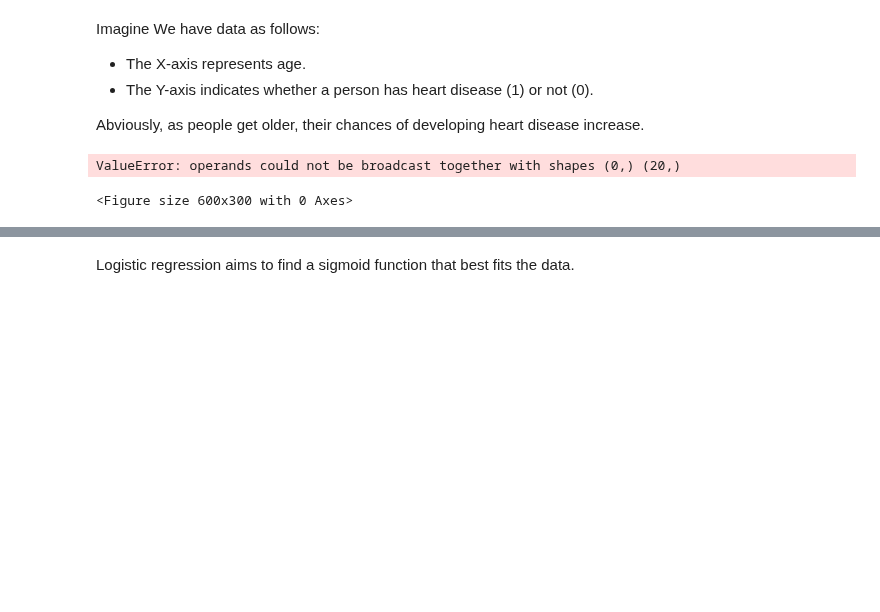
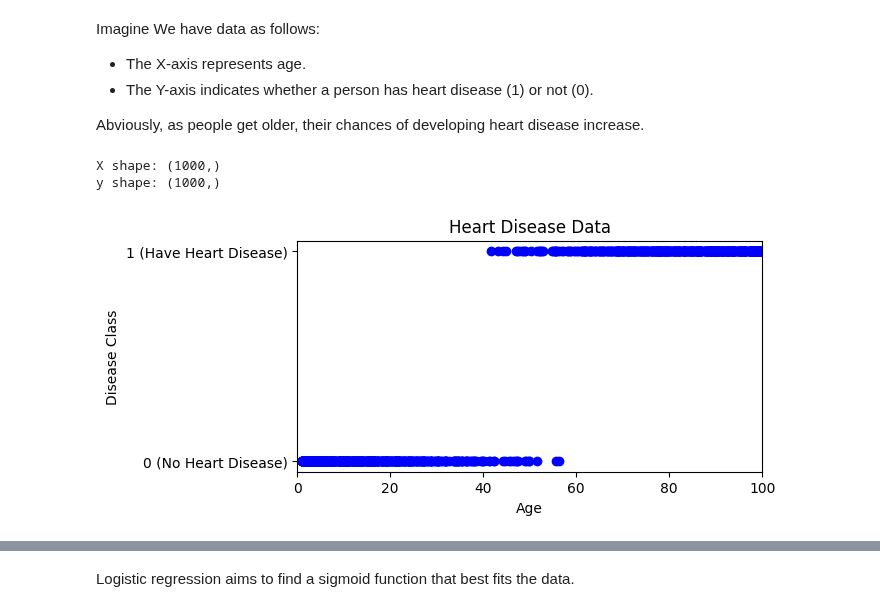
Before and after one commit to barzansaeedpour/foundations-of-machine-learning, a Jupyter notebook: 02_Supervised Learning/02_classification/Logistic Regression/01_logistic_regression_from_scratch.ipynb, the cells around one changed output, grey strips where cells are left out. Drawn from its saved outputs; the diff is of its cells as text; code cells hidden in the pictures; blank space fills up the shorter version.

```diff
--- a/02_Supervised Learning/02_classification/Logistic Regression/01_logistic_regression_from_scratch.ipynb
+++ b/02_Supervised Learning/02_classification/Logistic Regression/01_logistic_regression_from_scratch.ipynb
@@ -9,44 +9,52 @@ Abviously, as people get older, their chances of developing heart disease increa
 # %%
 import numpy as np
 import matplotlib.pyplot as plt
 
 import numpy as np
 np.random.seed(42)
 plt.figure(figsize=(6,3))
 
 def skewed_random_vector(a, b, size, alpha=5, beta=2):
     # Generate a beta distribution
     beta_samples = np.random.beta(alpha, beta, size)
     # Scale the beta distribution to the range [a, b]
     scaled_samples = a + (b - a) * beta_samples
 
     return scaled_samples
 
-X = []
-Y = []
+# X = []
+# Y = []
 # Example usage
+a = 40
+b = 100
+size = 500  # Number of random values
+heart_disease_vector = skewed_random_vector(a, b, size, alpha=2, beta=1)
+y1 = np.ones((heart_disease_vector.shape))
+# X += heart_disease_vector
+# Y += y
+plt.scatter(heart_disease_vector,y1, c='b')
 a = 1
-b = 100
-size = 20  # Number of random values
-heart_disease_vector = skewed_random_vector(a, b, size, alpha=2, beta=1)
-y = np.ones((heart_disease_vector.shape))
-X += heart_disease_vector
-Y += y
-plt.scatter(heart_disease_vector,y, c='b')
-a = 1
-b = 100
+b = 60
 healty_vector = skewed_random_vector(a, b, size, alpha=1, beta=3)
-y = np.zeros((healty_vector.shape))
-X += healty_vector
-Y += y
-plt.scatter(healty_vector,y, c='b')
+y2 = np.zeros((healty_vector.shape))
+# X += healty_vector
+# Y += y
+
+
+y = np.concat((y1,y2))
+X = np.concat((heart_disease_vector,y2))
+print(f"X shape: {X.shape}")
+print(f"y shape: {y.shape}")
+
+plt.scatter(healty_vector,y2, c='b')
 
 plt.xlabel('Age')
 plt.ylabel('Disease Class')
 plt.title('Heart Disease Data')
 plt.xlim(0,100)
 plt.yticks([0,1],labels=['0 (No Heart Disease)','1 (Have Heart Disease)'])
 plt.show()
 # %% [output]
-ValueError: operands could not be broadcast together with shapes (0,) (20,)
+X shape: (1000,)
+y shape: (1000,)
-<Figure size 600x300 with 0 Axes>
+[figure, added]
```
Also changed, not shown: parts of 4 cells of this notebook.
